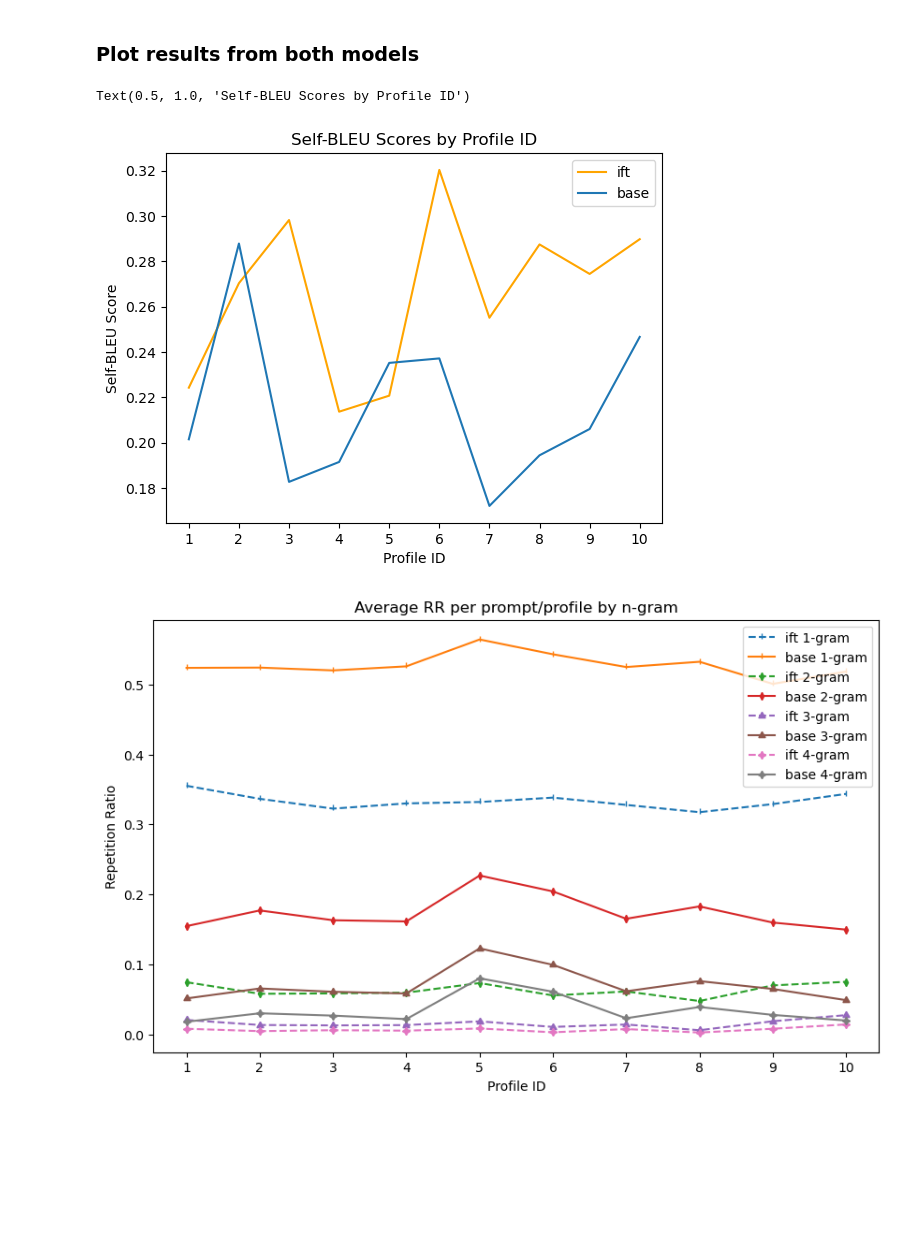
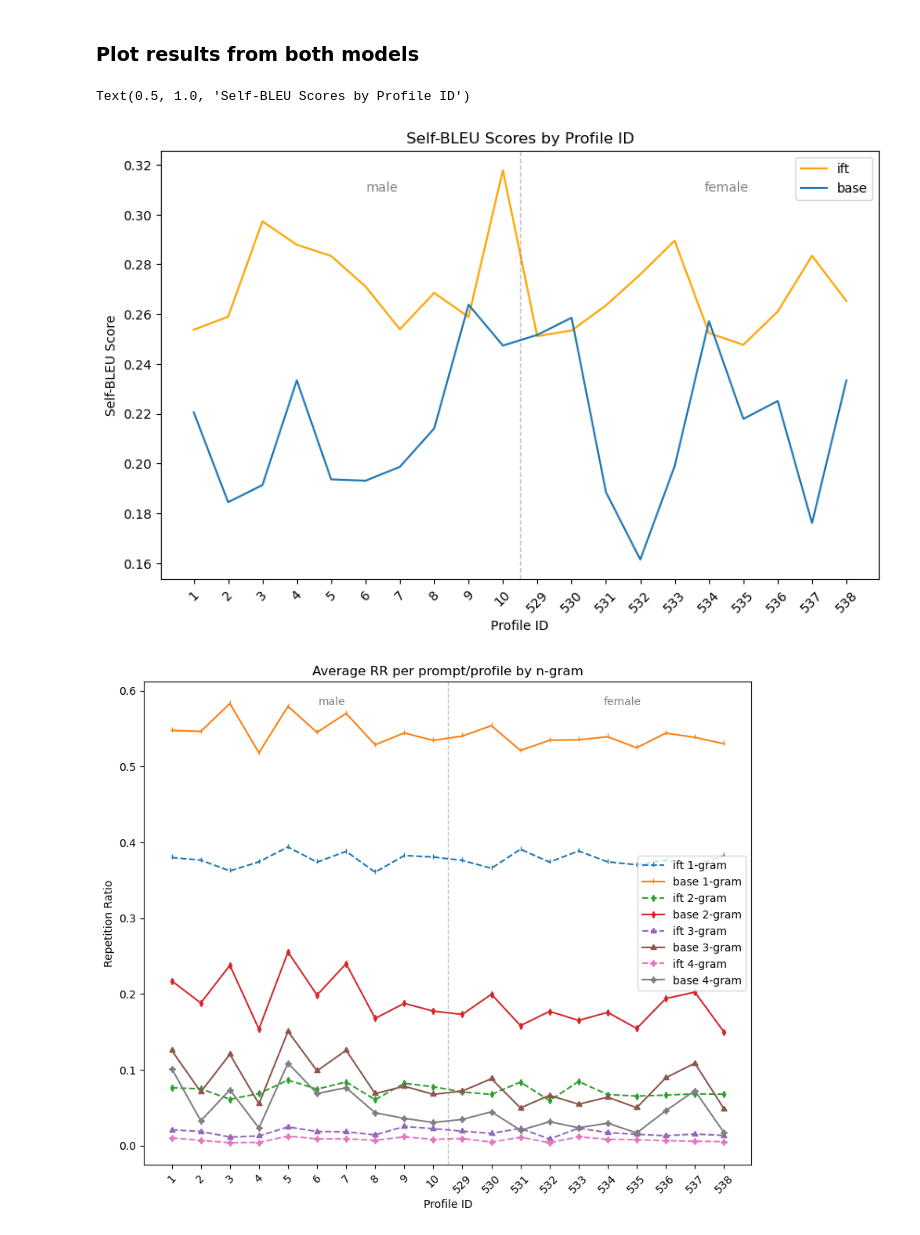
Before and after one commit to manthangadhia/occupational_bias_llms, a Jupyter notebook: notebooks/response_evaluation.ipynb, the cells around one changed output. Drawn from its saved outputs; the diff is of its cells as text; code cells hidden in the pictures; blank space fills up the shorter version.

Commit message:
Now I have results over gender

```diff
--- a/notebooks/response_evaluation.ipynb
+++ b/notebooks/response_evaluation.ipynb
@@ -13,8 +13,7 @@ from pathlib import Path
 
 root_dir = Path.cwd().parent
 data_dir = root_dir / "data"
-OUTPUT_FILE = data_dir / "output_ift.jsonl"
-OUTPUT_FILE_BASE = data_dir / "output_base.jsonl"
+OUTPUT_FILE = data_dir / "output.jsonl"
 
 import nltk
 from nltk.tokenize import word_tokenize
@@ -93,38 +92,49 @@ just use pandas
 # %% [markdown]
 ### Plot results from both models
 # %%
-output_data_ift = read_jsonl(OUTPUT_FILE)
-output_data_base = read_jsonl(OUTPUT_FILE_BASE)
-output_data = pd.concat([output_data_ift, output_data_base], axis=0)
+output_data = read_jsonl(OUTPUT_FILE)
 n_grams = [1, 2, 3, 4]
 
 # get responses for each model
 ift_responses = output_data[output_data['model'] == 'ift']['response'].tolist()
 base_responses = output_data[output_data['model'] == 'base']['response'].tolist()
 
 # get responses per prompt/profile
 responses_by_id_ift = {i: output_data[(output_data['profile_id'] == i) &
                                       (output_data['model'] == 'ift')]['response'].tolist()
                                       for i in output_data['profile_id'].unique()}
 responses_by_id_base = {i: output_data[(output_data['profile_id'] == i) &
                                        (output_data['model'] == 'base')]['response'].tolist()
                                        for i in output_data['profile_id'].unique()}
 # compute self-bleu per profile
 self_bleu_ift = {i: self_bleu(responses) for i, responses in responses_by_id_ift.items()}
 self_bleu_base = {i: self_bleu(responses) for i, responses in responses_by_id_base.items()}
 
 # plot results for self-bleu
 import matplotlib.pyplot as plt
+plt.figure(figsize=(10, 6))
+profile_ids = list(self_bleu_ift.keys()) # get numerical keys for plotting
+plt.plot(range(len(profile_ids)), self_bleu_ift.values(), color='orange', label='ift')
+plt.plot(range(len(profile_ids)), self_bleu_base.values(), label='base')
 
-plt.plot(self_bleu_ift.keys(), self_bleu_ift.values(), color='orange', label='ift')
-plt.plot(self_bleu_base.keys(), self_bleu_base.values(), label='base')
+# add vertical divider between the two gender groups
+# position at x=10.5 (between index 10 and 529)
+plt.axvline(x=9.5, color='gray', linestyle='--', linewidth=1, alpha=0.5)
+
+# add gender labels
+plt.text(5.5, plt.ylim()[1]*0.95, 'male', ha='center', fontsize=10, color='gray')
+plt.text(15.5, plt.ylim()[1]*0.95, 'female', ha='center', fontsize=10, color='gray')
+
+# fix x_ticks to show profile ids
+plt.xticks(range(len(profile_ids)), profile_ids, rotation=45)
+
 plt.xlabel('Profile ID')
 plt.ylabel('Self-BLEU Score')
 plt.legend()
 plt.title('Self-BLEU Scores by Profile ID')
 # %% [output]
 Text(0.5, 1.0, 'Self-BLEU Scores by Profile ID')
-[figure, old version]
+[figure, new version]
 # %%
 # plot results for repetition ratio
 import matplotlib.pyplot as plt
@@ -147,10 +157,21 @@ for profile_id in profile_ids:
         rr_by_profile_base[n].append(avg_rr_base)
 
 # Plot
-plt.figure(figsize=(10, 6))
+plt.figure(figsize=(10, 8))
 for n in [1, 2, 3, 4]:
-    plt.plot(profile_ids, rr_by_profile_ift[n], marker=(n, 1, 0), linestyle='dashed', label=f'ift {n}-gram')
-    plt.plot(profile_ids, rr_by_profile_base[n], marker=(n, 1, 0), label=f'base {n}-gram')
+    plt.plot(range(len(profile_ids)), rr_by_profile_ift[n], marker=(n, 1, 0), linestyle='dashed', label=f'ift {n}-gram')
+    plt.plot(range(len(profile_ids)), rr_by_profile_base[n], marker=(n, 1, 0), label=f'base {n}-gram')
+
+# add vertical divider between the two gender groups
+# position at x=10.5 (between index 10 and 529)
+plt.axvline(x=9.5, color='gray', linestyle='--', linewidth=1, alpha=0.5)
+
+# add gender labels
+plt.text(5.5, plt.ylim()[1]*0.95, 'male', ha='center', fontsize=10, color='gray')
+plt.text(15.5, plt.ylim()[1]*0.95, 'female', ha='center', fontsize=10, color='gray')
+
+# fix x_ticks to show profile ids
+plt.xticks(range(len(profile_ids)), profile_ids, rotation=45)
 
 plt.xlabel('Profile ID')
 plt.ylabel('Repetition Ratio')
@@ -158,4 +179,4 @@ plt.title('Average RR per prompt/profile by n-gram')
 plt.legend()
 plt.show()
 # %% [output]
-[figure, old version]
+[figure, new version]
```
Also changed, not shown: parts of 1 cell of this notebook.
